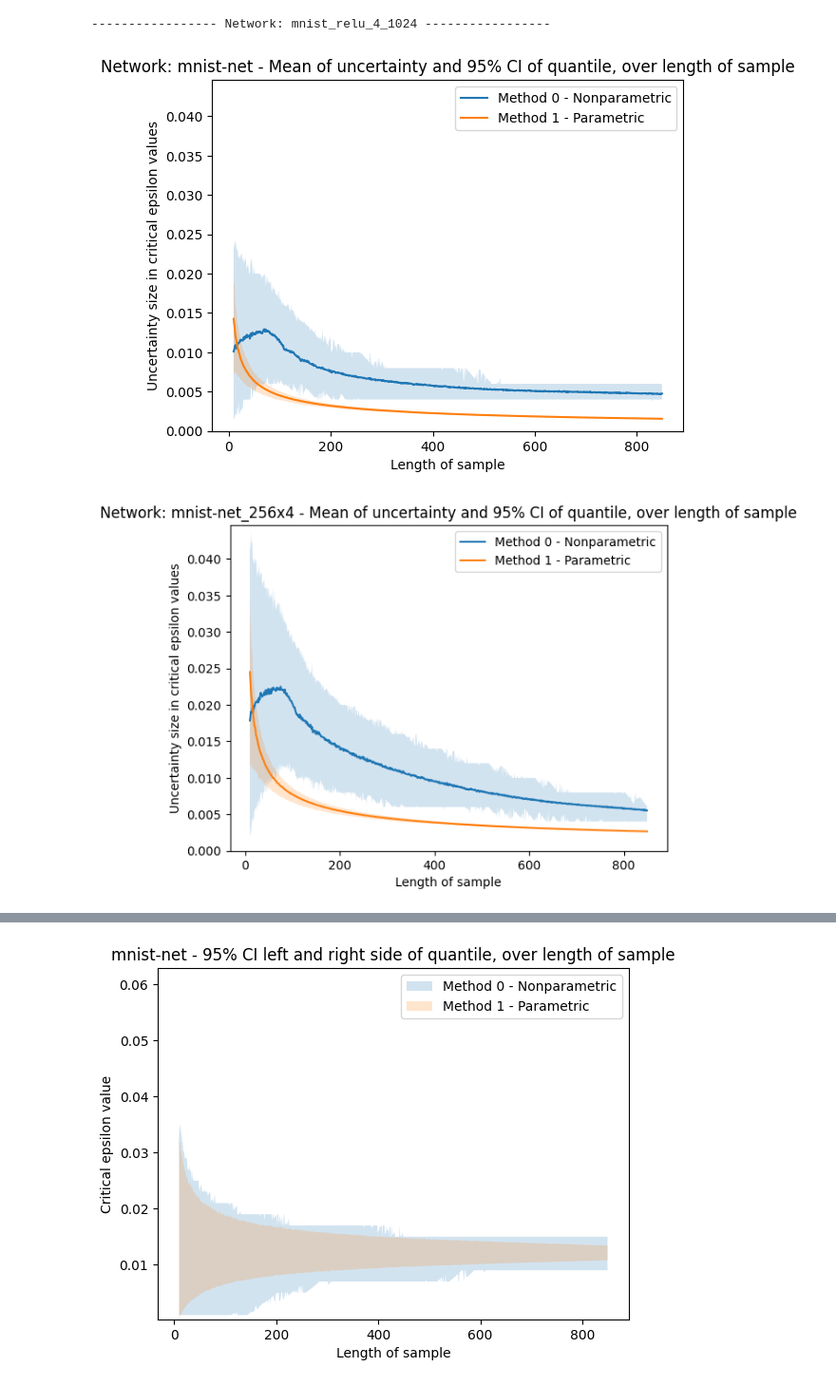
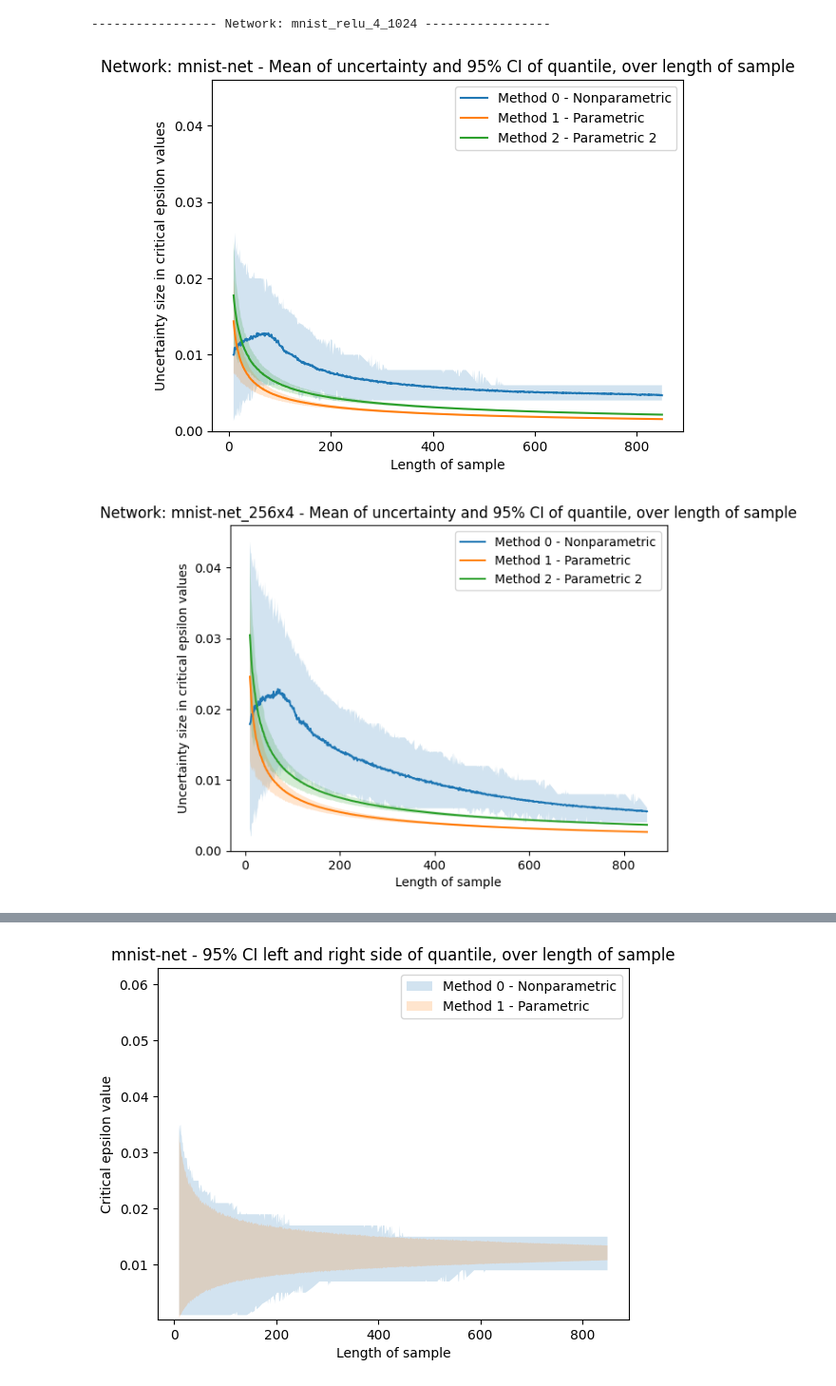
Before and after one commit to lionelkiel/Robustness-Metric, a Jupyter notebook: ResultsPlots.ipynb, the cells around one changed output, grey strips where cells are left out. Shown: that part at 95% size. Saved outputs shown, nothing was run; the diff lists cells and outputs as text; code cells hidden in the pictures.

```diff
--- a/ResultsPlots.ipynb
+++ b/ResultsPlots.ipynb
@@ -35,11 +37,11 @@ dat = calculate_quantiles([method_nonparam, method_param])
 # %%
 from Helper.Plotting import *
 # reload this module
 import Helper.Plotting
 import importlib
 importlib.reload(Helper.Plotting)
 
-figs, axs = plot_uncertainty_size(dat, names = ['Nonparametric', 'Parametric'])
+figs, axs = plot_uncertainty_size(dat, names = ['Nonparametric', 'Parametric', 'Parametric 2'])
 # %% [output]
-[figure, old version]
+[figure, new version]
-[figure, old version]
+[figure, new version]
```
Also changed, not shown: parts of 4 cells of this notebook, 4 other files.
